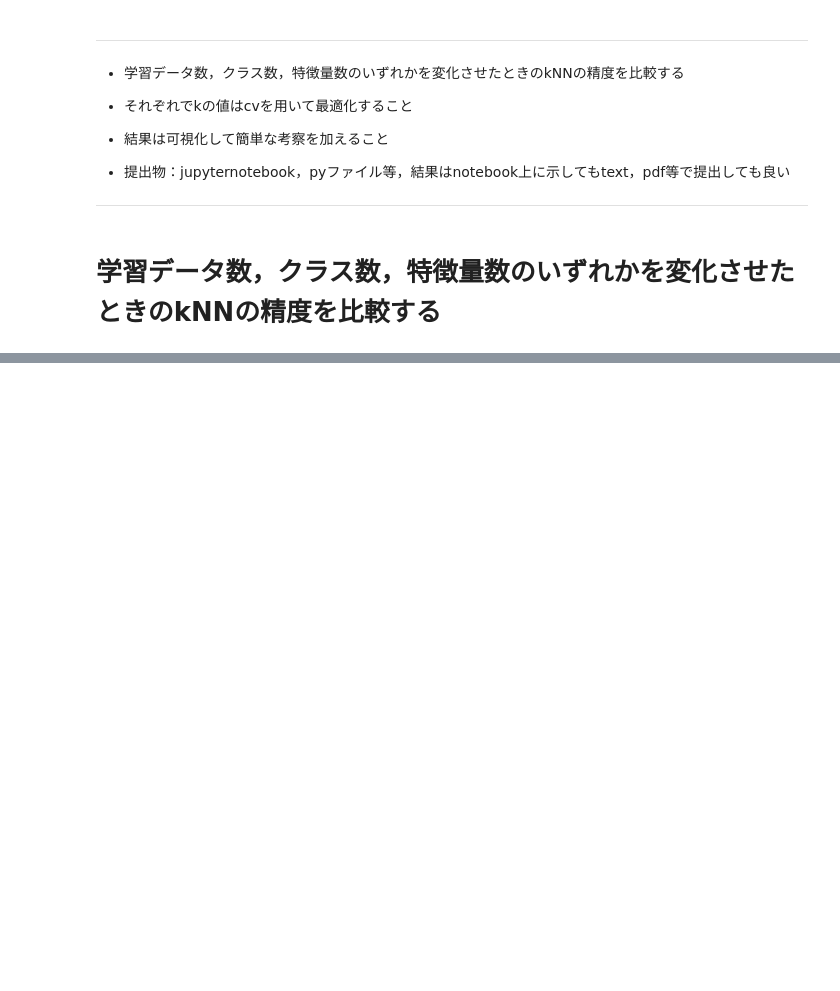
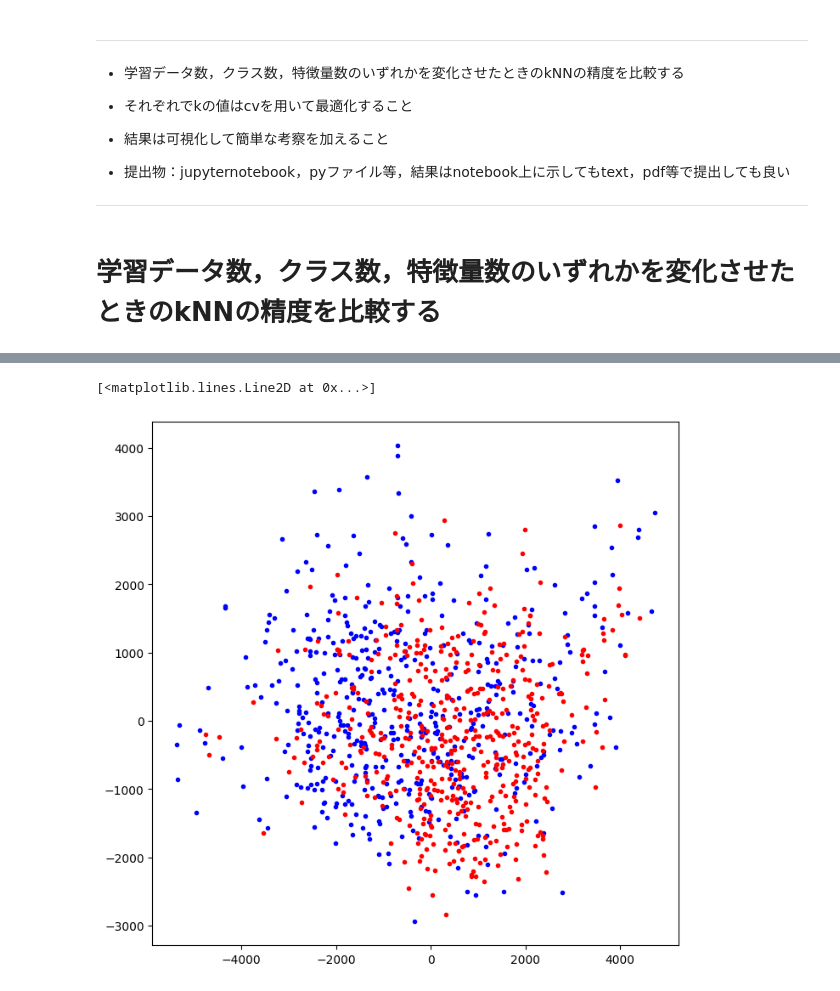
Before and after one commit to souldrive7/ECP, a Jupyter notebook: 教師あり学習課題‗村松先生.ipynb, the cells around one changed output, grey strips where cells are left out. Saved outputs shown, nothing was run; the diff lists cells and outputs as text; code cells hidden in the pictures; blank space fills up the shorter version.

```diff
--- a/教師あり学習課題‗村松先生.ipynb
+++ b/教師あり学習課題‗村松先生.ipynb
@@ -408,0 +66,5 @@ weighted avg       0.68      0.68      0.68       200
+# %%
+x_tr = np.vstack((x_train0[:500],x_train1[:500]))
+x_te = np.vstack((x_test0[:100],x_test1[:100]))
+y_tr = np.vstack((np.zeros((500,1),int),np.ones((500,1),int)))
+y_te = np.vstack((np.zeros((100,1),int),np.ones((100,1),int)))
@@ -408,0 +88,9 @@ weighted avg       0.68      0.68      0.68       200
+# %%
+fig,ax = plt.subplots(figsize=(8,8))
+t0 = train_pca[np.where(y_tr==0)[0],:]
+t1 = train_pca[np.where(y_tr==1)[0],:]
+ax.plot(t0[:,0],t0[:,1],'b.')
+ax.plot(t1[:,0],t1[:,1],'r.')
+# %% [output]
+[<matplotlib.lines.Line2D at 0x...>]
+[figure, added]
```
Also changed, not shown: parts of 44 cells of this notebook.
